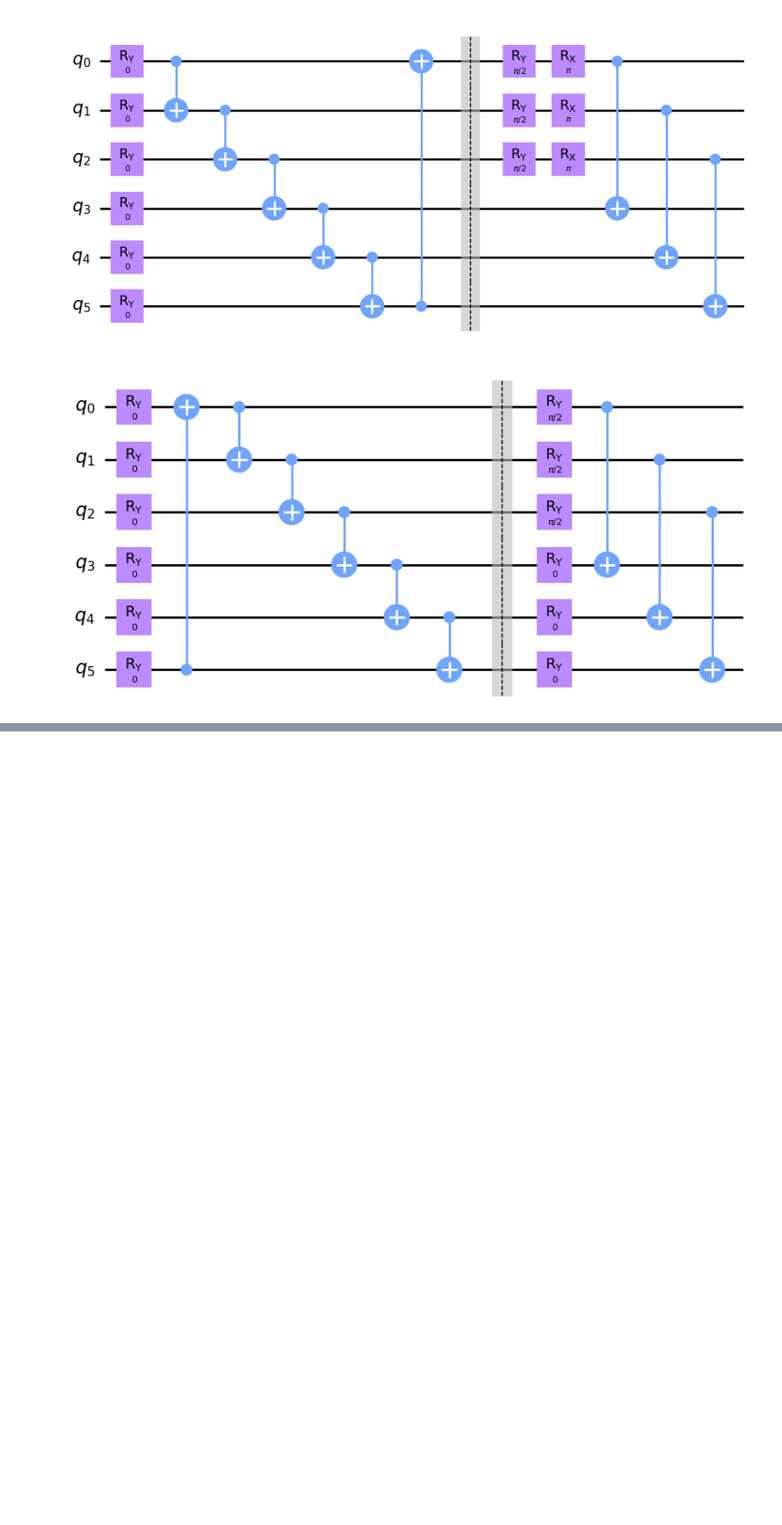
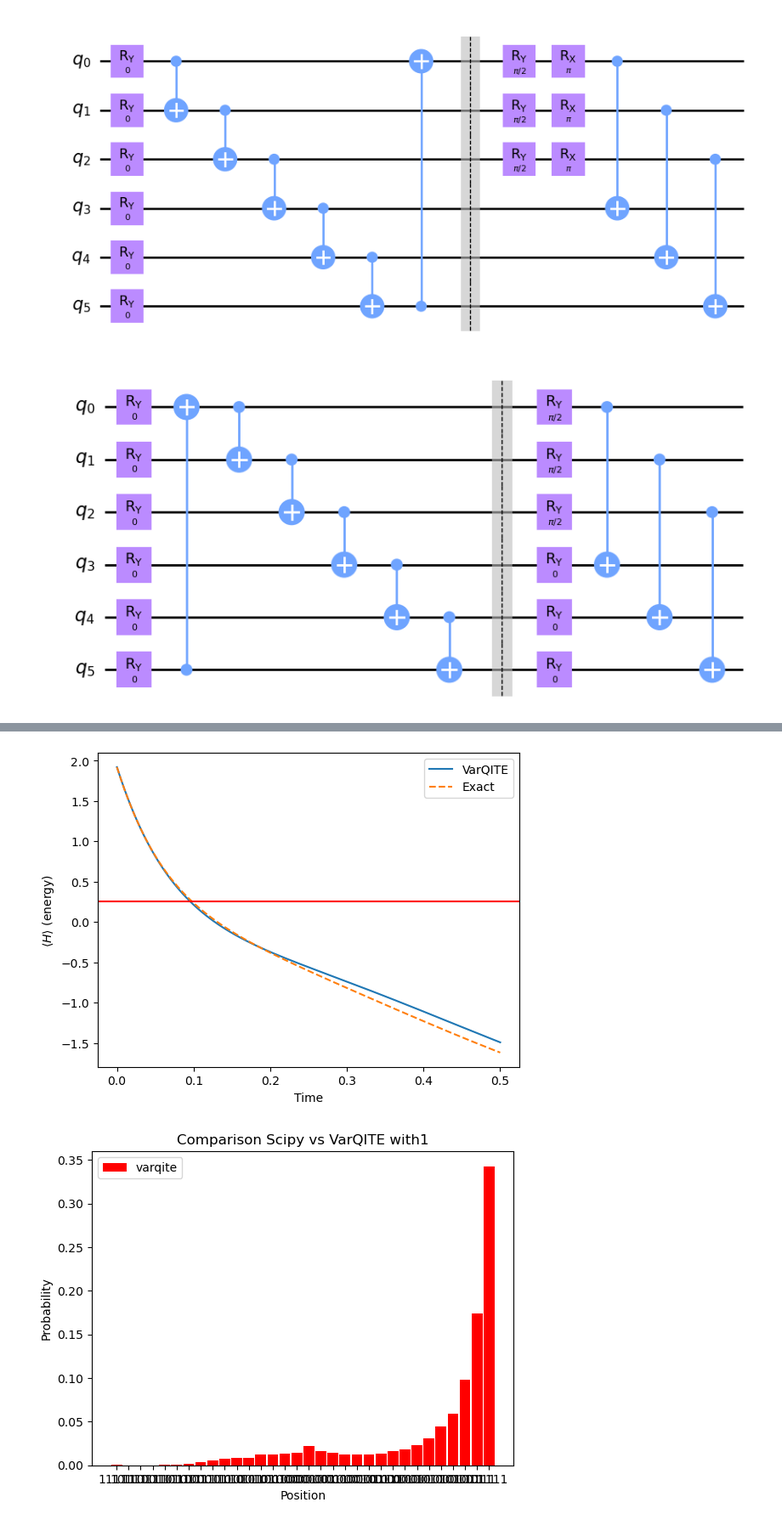
Before and after one commit to burakvarol123/Matrix-Models-with-Quantum-Computing, a Jupyter notebook: tryouts.ipynb, the cells around one changed output, grey strips where cells are left out. Shown at 85% size. Drawn from its saved outputs; the diff is of its cells as text; code cells hidden in the pictures; blank space fills up the shorter version.

```diff
--- a/tryouts.ipynb
+++ b/tryouts.ipynb
@@ -142,0 +142,13 @@ an.ansatz_hadamard(8,1).draw("mpl")
+# %%
+qubits = 5
+ansatz = an.ansatz_cry_optimized(qubits,1)
+squareterm = tr.matrix_terms(qubits, dimension=0, lattice_spacing=0.15 , pow = 2)
+interaction = tr.matrix_terms(qubits, dimension=0, lattice_spacing=0.15 , pow = 3)
+hamiltonian = squareterm -  0.1*interaction
+varqite = cr.create_distribution_2_varqite(qubits,1,hamiltonian,1,ansatz)
+scipy = cr.create_distribution_scipy(qubits,1,hamiltonian,1,ansatz)
+# %%
+cr.compare_results(varqite,scipy,qubits,1)
+# %% [output]
+[figure, added]
+[figure, added]
```
Also changed, not shown: parts of 5 cells of this notebook.
